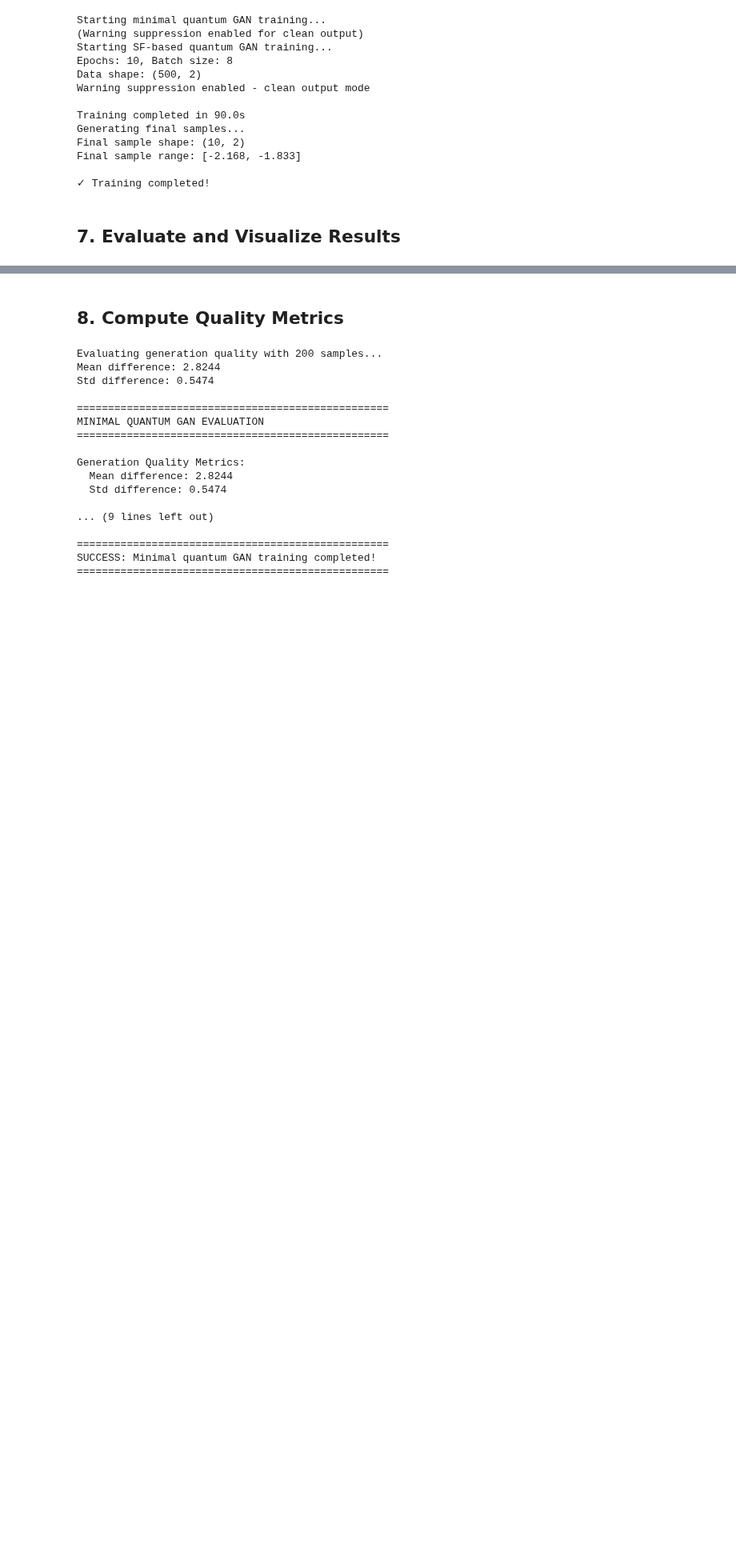
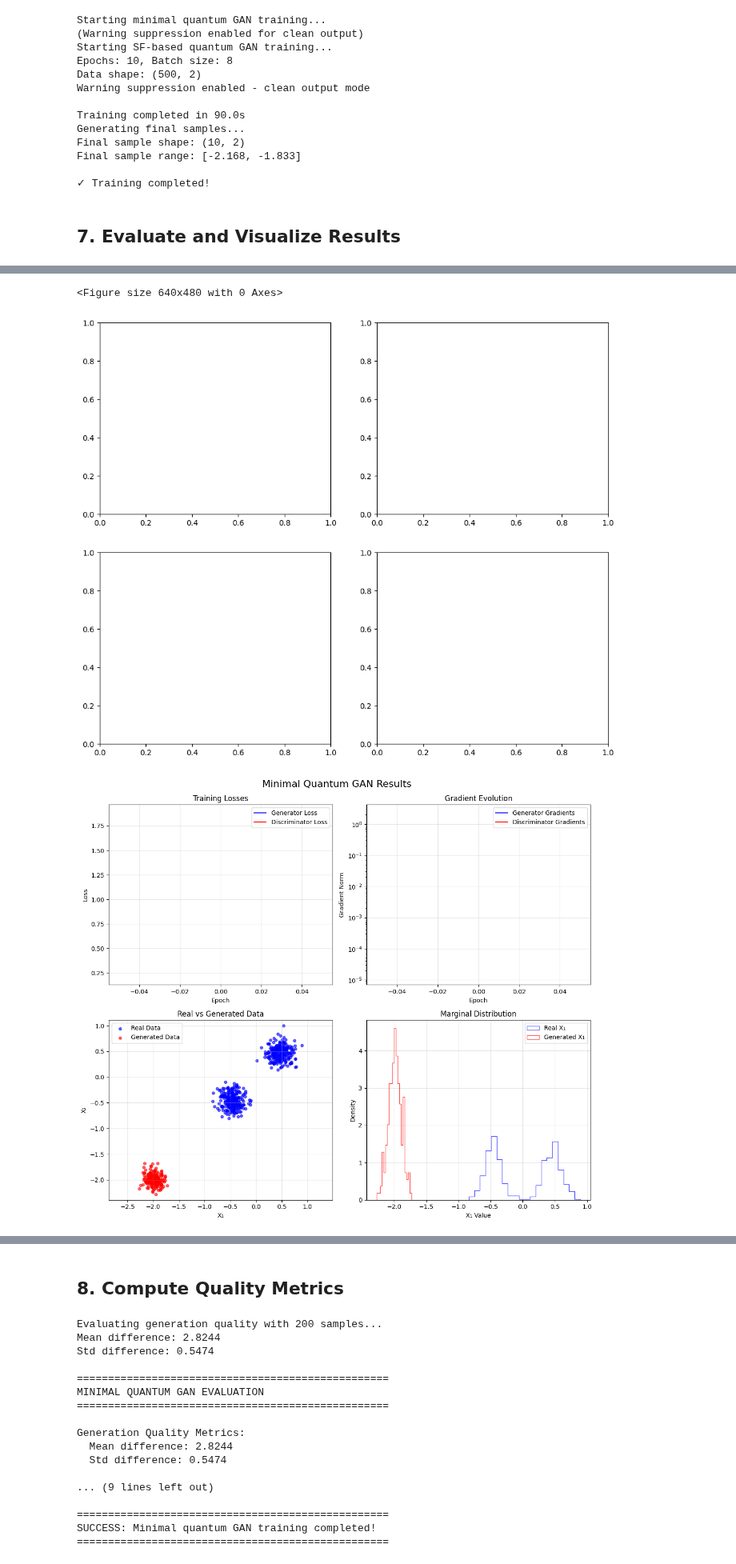
Before and after one commit to MarcoAntonioCartia/QNNCV, a Jupyter notebook: tutorials/minimal_sf_qgan.ipynb, the cells around one changed output, grey strips where cells are left out. Shown at 80% size. Cells and saved outputs as stored; diff of their text form; code cells hidden in the pictures; blank space fills up the shorter version.

```diff
--- a/tutorials/minimal_sf_qgan.ipynb
+++ b/tutorials/minimal_sf_qgan.ipynb
@@ -195,6 +195,10 @@ Final sample range: [-2.168, -1.833]
 # %% [markdown]
 ## 7. Evaluate and Visualize Results
 # %%
+import matplotlib
+matplotlib.use('Agg')  # or 'TkAgg' or 'Qt5Agg'
+import matplotlib.pyplot as plt
+
 # Generate samples for evaluation
 n_eval_samples = 200
 z_eval = tf.random.normal([n_eval_samples, 2])
@@ -280,0 +287,3 @@ Generated sample range: [-2.276, -1.711]
+<Figure size 640x480 with 0 Axes>
+[figure, added]
+[figure, added]
```
Also changed, not shown: parts of 2 cells of this notebook, 2 other files.
